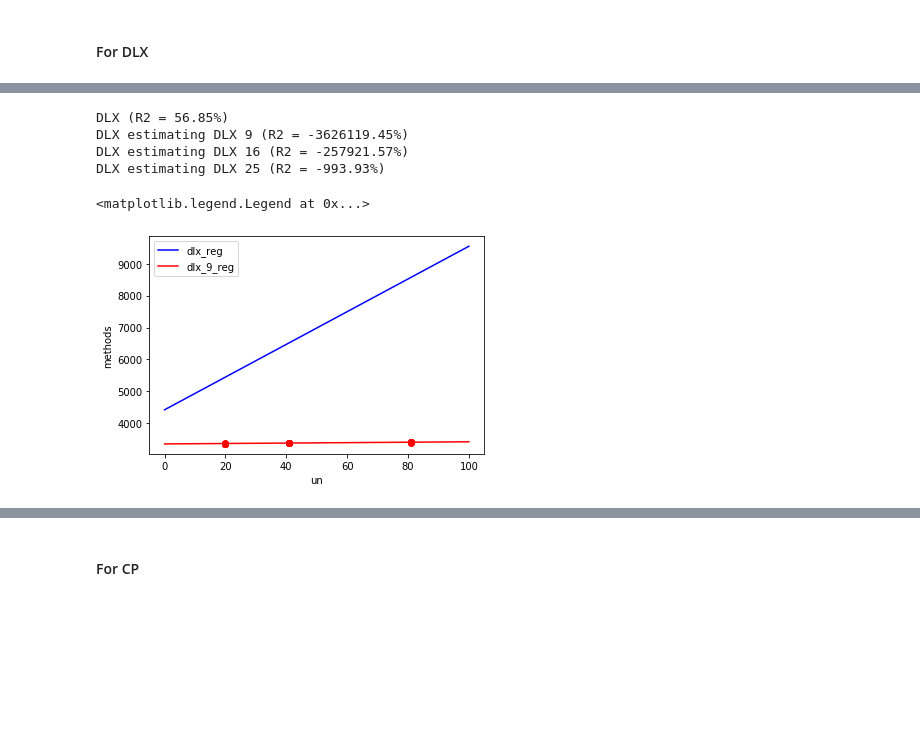
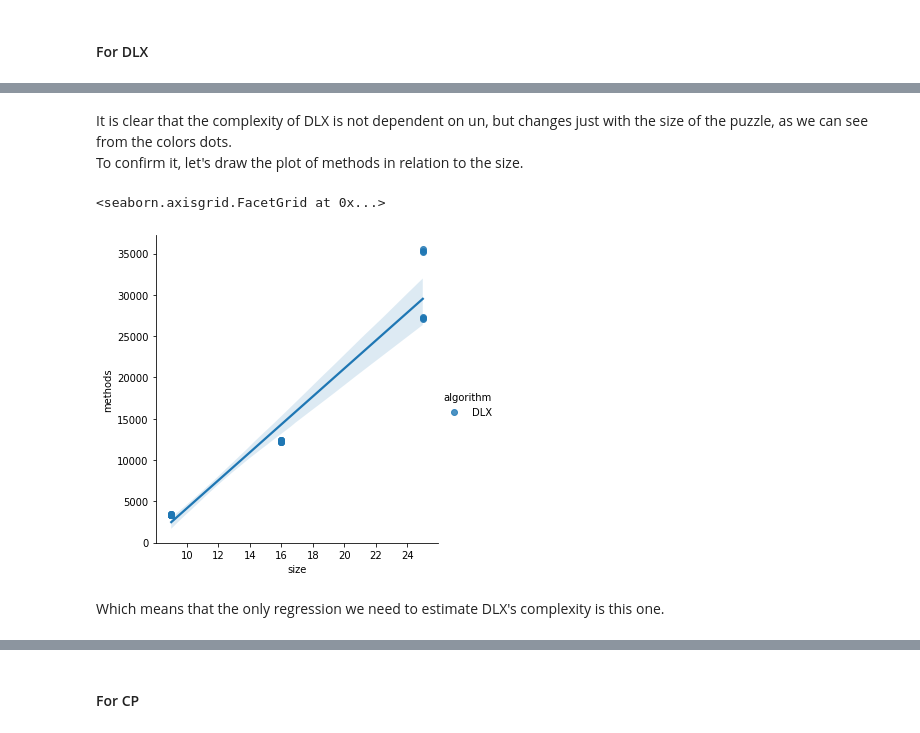
Before and after one commit to LucasLobo/CNV-AWS, a Jupyter notebook: report/metrics/metrics_final.ipynb, the cells around one changed output, grey strips where cells are left out. Saved outputs shown, nothing was run; the diff lists cells and outputs as text; code cells hidden in the pictures; blank space fills up the shorter version.

```diff
--- a/report/metrics/metrics_final.ipynb
+++ b/report/metrics/metrics_final.ipynb
@@ -272 +264,11 @@ plt.legend()
+# %% [markdown]
+It is clear that the complexity of DLX is not dependent on un, but changes just with the size of the puzzle, as we can see from the colors dots.
+To confirm it, let's draw the plot of methods in relation to the size.
+# %%
+sns.lmplot( x='size', y='methods', data=dlx, fit_reg=True, hue='algorithm')
+# %% [output]
+<seaborn.axisgrid.FacetGrid at 0x...>
+[figure, added]
+# %% [markdown]
+Which means that the only regression we need to estimate DLX's complexity is this one.
 # %%
@@ -275,12 +277,2 @@ dlx_r2 = dlx_reg.score(dlx['un'].to_numpy().reshape(-1,1), dlx['methods'].to_num
 dlx_m = dlx_reg.coef_[0]
 dlx_b = dlx_reg.intercept_
-# %%
-print('DLX (R2 = {acc:.2f}%)'.format(acc = dlx_r2*100))
-print('DLX estimating DLX 9 (R2 = {acc:.2f}%)'.format(acc = dlx_for_dlx_9_r2*100))
-print('DLX estimating DLX 16 (R2 = {acc:.2f}%)'.format(acc = dlx_for_dlx_16_r2*100))
-print('DLX estimating DLX 25 (R2 = {acc:.2f}%)'.format(acc = dlx_for_dlx_25_r2*100))
-# %% [output]
-DLX (R2 = 56.85%)
-DLX estimating DLX 9 (R2 = -3626119.45%)
-DLX estimating DLX 16 (R2 = -257921.57%)
-DLX estimating DLX 25 (R2 = -993.93%)
@@ -291,19 +278,0 @@ dlx_for_dlx_25_r2 = dlx_reg.score(dlx_25['un'].to_numpy().reshape(-1, 1), dlx_25
-# %%
-dlx_9_reg = LinearRegression().fit(dlx_9['un'].to_numpy().reshape(-1, 1), dlx_9['methods'].to_numpy())
-dlx_9_r2 = dlx_9_reg.score(dlx_9['un'].to_numpy().reshape(-1, 1), dlx_9['methods'].to_numpy())
-dlx_9_m = dlx_9_reg.coef_[0]
-dlx_9_b = dlx_9_reg.intercept_
-
-x = np.linspace(0,100,2)
-y = x * dlx_m + dlx_b
-y_9 = x * dlx_9_m + dlx_9_b
-
-plt.plot(x,y, c='blue', label='dlx_reg')
-plt.plot(x,y_9, c='red', label='dlx_9_reg')
-plt.plot(dlx_9['un'].to_numpy(), dlx_9['methods'].to_numpy(), 'ro')
-plt.xlabel('un')
-plt.ylabel('methods')
-plt.legend()
-# %% [output]
-<matplotlib.legend.Legend at 0x...>
-[figure, removed]
```
Also changed, not shown: parts of 15 cells of this notebook, 1 other file.
